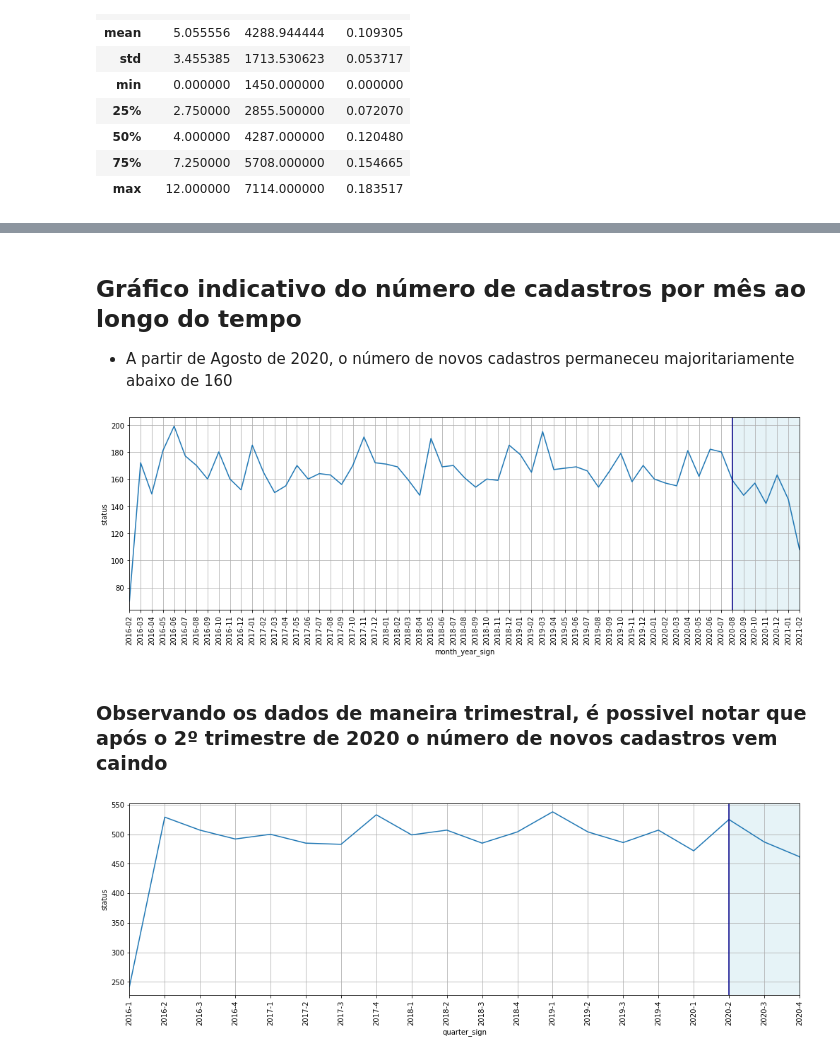
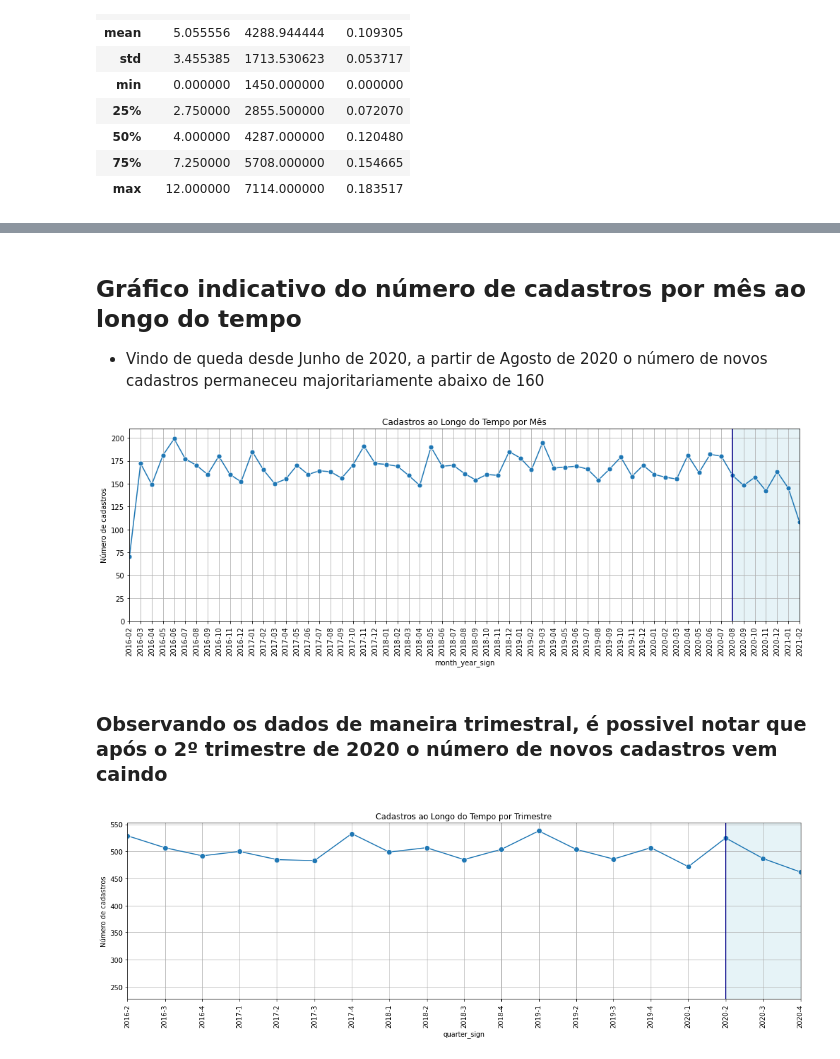
Before and after one commit to gabsalles/churn_analysis, a Jupyter notebook: Churn Petlove.ipynb, the cells around one changed output, grey strips where cells are left out. Cells and saved outputs as stored; diff of their text form; code cells hidden in the pictures.

```diff
--- a/Churn Petlove.ipynb
+++ b/Churn Petlove.ipynb
@@ -3,6 +3,9 @@ import pandas as pd
 import numpy as np
 import seaborn as sns
 import matplotlib.pyplot as plt
+import matplotlib
+matplotlib.rcParams['pdf.fonttype'] = 42
+matplotlib.rcParams['ps.fonttype'] = 42
 
 import warnings
 warnings.filterwarnings('ignore')
@@ -44,9 +68,17 @@ new_df.head()
 | 3 | b5e4caeb-3a9b-49ed-aa33-5acd06b162c1 | 2018-07-21 10:17:00 | 2021-01-10 11:23:00 | NaT | 52593437a405b11b3557170680ef80c8 | d3fb45188d95c8d7cc49da5b4f727c86 | 0a6f0c54db1e6f19347f96b50f8092a4 | 1980-11-21 | active | ... |
 | 4 | d4ff61fc-f008-4e19-b8ae-bd70cfa3ae27 | 2018-06-08 12:09:00 | 2021-01-18 11:23:00 | NaT | dbda4b778a966c21904238ed2d2005db | a0f76bc49b4c43327b536da6e1a1465e | 143b9f169b4fa1692f6d79b5682169b5 | 1959-07-07 | active | ... |
 # %%
+# Deleção e criação de novas colunas para o datase
 new_df.drop(['id', 'name_hash', 'email_hash', 'recency','address_hash'], axis=1, inplace=True)
-new_df['time_lastbuy'] = (new_df['deleted_at'] - new_df['last_date_purchase']).dt.days
+
+# Coluna: Tempo na data de cancelamento desde a última compra
+new_df['time_lastbuy'] = ((new_df['deleted_at'] - new_df['last_date_purchase']).dt.days/12)
+
+# Coluna: Idade do cliente na data de cancelamento (em anos)
 new_df['client_cancel_age'] = ((new_df['deleted_at'] - new_df['birth_date']).dt.days/365).round()
-new_df['client_time'] = ((new_df['deleted_at'] - new_df['created_at']).dt.days/365)
+
+# Coluna: Tempo de vida da assinatura até a data de cancelamento (em meses)
+new_df['client_time'] = ((new_df['deleted_at'] - new_df['created_at']).dt.days/12)
+
+# Coluna: Ano do cancelamento da assinatura
 new_df['year_cancel'] = new_df['deleted_at'].dt.year.astype(str).str.split('.',expand=True).get(0)
-new_df.head()
@@ -145,35 +182,43 @@ plt.grid(linestyle=':');
 # %% [markdown]
 ## Gráfico indicativo do número de cadastros por mês ao longo do tempo
 
-- A partir de Agosto de 2020, o número de novos cadastros permaneceu majoritariamente abaixo de 160
+- Vindo de queda desde Junho de 2020, a partir de Agosto de 2020 o número de novos cadastros permaneceu majoritariamente abaixo de 160
 # %%
 plt.figure(figsize=(17,5))
 sns.lineplot(x='month_year_sign', y='status',
-             data=new_df.groupby(['month_year_sign']).count().reset_index())
+             data=new_df.groupby(['month_year_sign']).count().reset_index(), marker='o', markersize=7)
 
+plt.title('Cadastros ao Longo do Tempo por Mês')
+plt.ylabel('Número de cadastros')
 plt.axvline('2020-08', color='darkblue')
 plt.axvspan('2020-08', '2021-02', alpha=0.3, color='lightblue')
 
 plt.xlim('2016-02', '2021-02')
 plt.xticks(rotation=90)
+plt.ylim(0,210)
 plt.grid();
 # %% [output]
-[figure, old version]
+[figure, new version]
 # %% [markdown]
 ### Observando os dados de maneira trimestral, é possivel notar que após o 2º trimestre de 2020 o número de novos cadastros vem caindo
 # %%
-plt.figure(figsize=(17,5))
+plt.figure(figsize=(15,5))
 sns.lineplot(x='quarter_sign', y='status',
-             data=new_df.groupby(['quarter_sign']).count().reset_index())
+             data=new_df.groupby(['quarter_sign']).count().reset_index(),
+            marker='o', markersize=8)
 
+plt.title('Cadastros ao Longo do Tempo por Trimestre')
+plt.ylabel('Número de cadastros')
 plt.axvline('2020-2', color='darkblue')
 plt.axvspan('2020-2', '2020-5', alpha=0.3, color='lightblue')
 
-plt.xlim('2016-1', '2020-4')
+plt.xlim('2016-2', '2020-4')
 plt.xticks(rotation=90)
-plt.grid();
+plt.grid()
+plt.tight_layout()
+plt.savefig("graficos/cadastros.pdf", transparent=True)
 # %% [output]
-[figure, old version]
+[figure, new version]
 # %% [markdown]
 ## Gráfico indicativo do número de cadastros por mês ao longo do tempo separado por região geográfica
 
```
Also changed, not shown: parts of 76 cells of this notebook.
